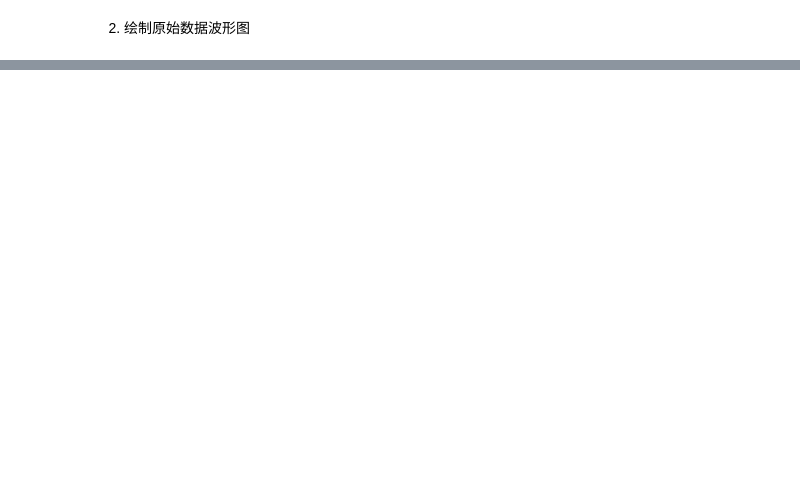
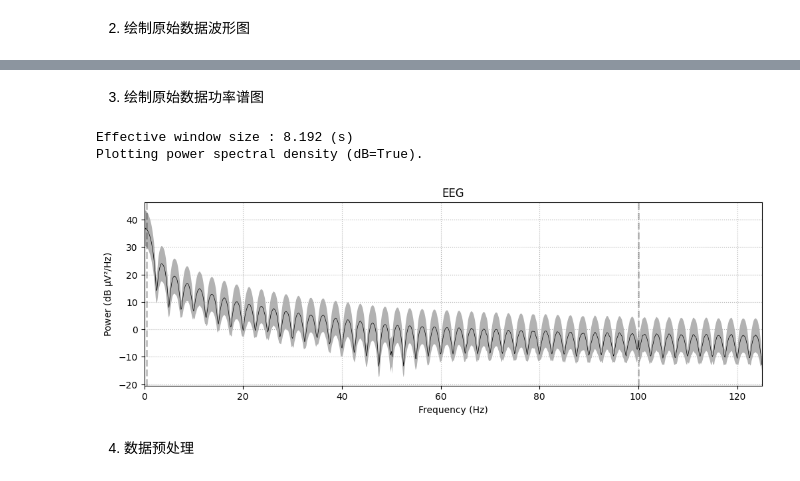
Before and after one commit to bakulafalls/BCI_StudyNotes, a Jupyter notebook: BCI-IV-2A.ipynb, the cells around one changed output, grey strips where cells are left out. Saved outputs shown, nothing was run; the diff lists cells and outputs as text; code cells hidden in the pictures; blank space fills up the shorter version.

```diff
--- a/BCI-IV-2A.ipynb
+++ b/BCI-IV-2A.ipynb
@@ -2,8 +2,8 @@
 1. 导入数据+查看原始数据信息
 # %%
 import mne
-data_path = r'xxx\BCICIV_2a_gdf\A01T.gdf'
-raw = mne.to.read_raw_gdf(data_path, preload=True)
+data_path = r'D:\work\data\BCICIV_2a_gdf\A01T.gdf'
+raw = mne.io.read_raw_gdf(data_path, preload=True)
 '''
 # MNE-Python 中对多种格式的脑电数据都进行了支持：
 # *** 如数据后缀为 .set (来自 EEGLAB 的数据)
@@ -47,0 +73,17 @@ raw.plot(duration=5, n_channels=255, clipping=None)
+# %% [markdown]
+3. 绘制原始数据功率谱图
+# %%
+import matplotlib.pyplot as plt
+
+psd = raw.compute_psd()
+fig = psd.plot(average=True)
+plt.show()
+
+# 通过功率谱图可以看到哪个Hz处可能存在环境噪音
+# 注意：在大多数欧亚国家采集的数据一般工频会出现在50Hz处，北美和一些南美国家则是60Hz
+# %% [output]
+Effective window size : 8.192 (s)
+Plotting power spectral density (dB=True).
+[figure, added]
+# %% [markdown]
+4. 数据预处理
```
Also changed, not shown: parts of 9 cells of this notebook, 8 other files.
